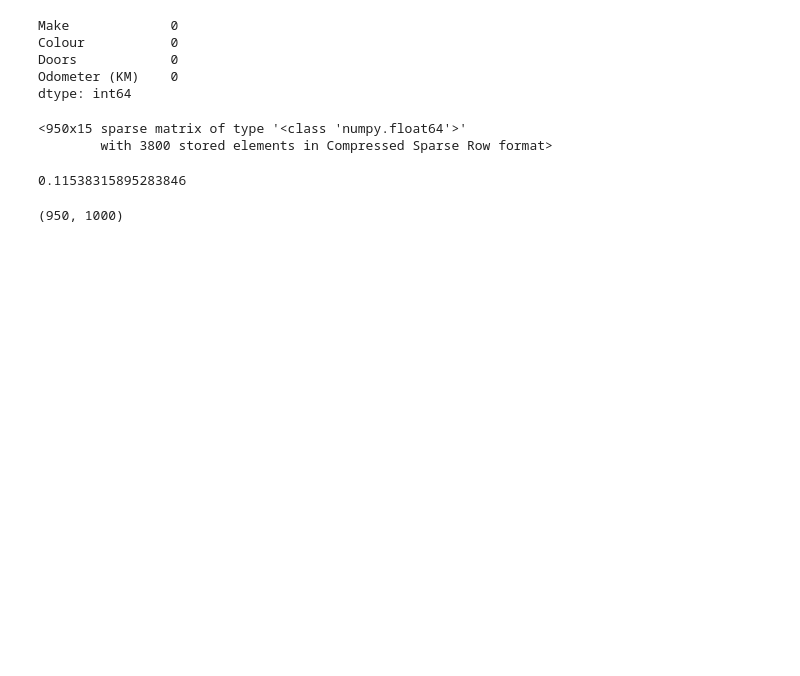
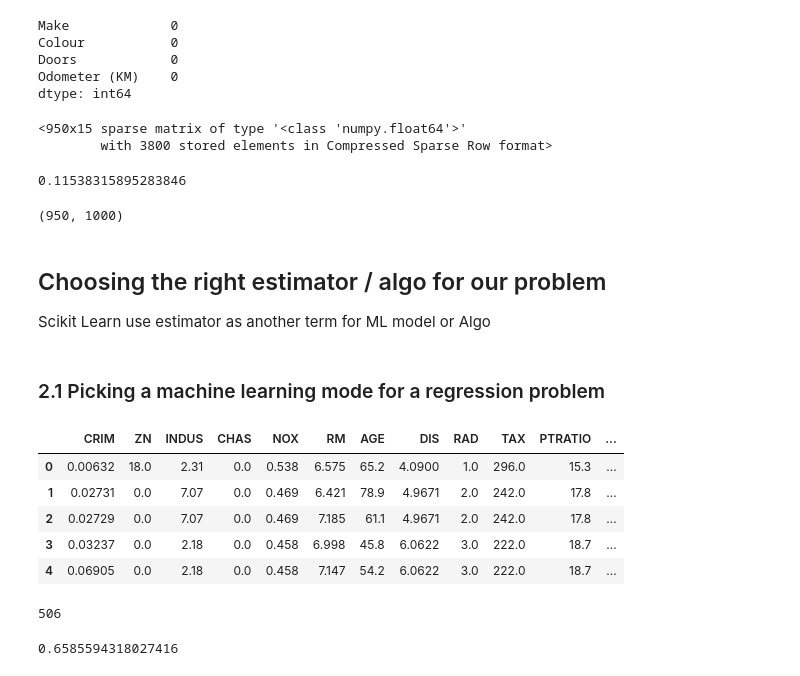
Before and after one commit to allanleung/ML-Projects, a Jupyter notebook: sample_project/intro-scikit-learn.ipynb, the cells around one changed output. Cells and saved outputs as stored; diff of their text form; code cells hidden in the pictures; blank space fills up the shorter version.

Commit message:
Boston Real Estate Dataset Sklearn

```diff
--- a/sample_project/intro-scikit-learn.ipynb
+++ b/sample_project/intro-scikit-learn.ipynb
@@ -709,0 +713,56 @@ len(car_sales_filled), len(car_sales)
+# %% [markdown]
+## Choosing the right estimator / algo for our problem
+
+Scikit Learn use estimator as another term for ML model or Algo
+# %% [markdown]
+### 2.1 Picking a machine learning mode for a regression problem
+# %%
+# import boston housing data set
+
+from sklearn.datasets import load_boston
+boston = load_boston()
+boston;
+# %%
+# boston is dictioanry, now turn into dataframe
+
+boston_df = pd.DataFrame(boston["data"], columns=boston["feature_names"])
+boston_df["target"] = pd.Series(boston["target"])
+boston_df.head()
+# %% [output]
+|  | CRIM | ZN | INDUS | CHAS | NOX | RM | AGE | DIS | RAD | TAX | PTRATIO | ... |
+| 0 | 0.00632 | 18.0 | 2.31 | 0.0 | 0.538 | 6.575 | 65.2 | 4.0900 | 1.0 | 296.0 | 15.3 | ... |
+| 1 | 0.02731 | 0.0 | 7.07 | 0.0 | 0.469 | 6.421 | 78.9 | 4.9671 | 2.0 | 242.0 | 17.8 | ... |
+| 2 | 0.02729 | 0.0 | 7.07 | 0.0 | 0.469 | 7.185 | 61.1 | 4.9671 | 2.0 | 242.0 | 17.8 | ... |
+| 3 | 0.03237 | 0.0 | 2.18 | 0.0 | 0.458 | 6.998 | 45.8 | 6.0622 | 3.0 | 222.0 | 18.7 | ... |
+| 4 | 0.06905 | 0.0 | 2.18 | 0.0 | 0.458 | 7.147 | 54.2 | 6.0622 | 3.0 | 222.0 | 18.7 | ... |
+# %%
+len(boston_df)
+# %% [output]
+506
+# %%
+# Use the scilearn cheat sheet to determine what model to use.
+
+# Lets use ridge regression model
+
+from sklearn.linear_model import Ridge
+# Setup random seet
+
+np.random.seed(99)
+
+# Create the data
+X = boston_df.drop("target", axis=1)
+y = boston_df["target"]
+
+# split into train and test
+X_train, X_test, y_train, y_test = train_test_split(X, y, test_size=0.2)
+
+# Instantiate Ridge Model
+model = Ridge()
+
+# Check the score of the Ridge model on test data
+model.fit(X_train, y_train)
+model.score(X_test, y_test)
+
+#0.65 is not bad but can be improved
+# %% [output]
+0.6585594318027416
```
Also changed, not shown: parts of 4 cells of this notebook.
